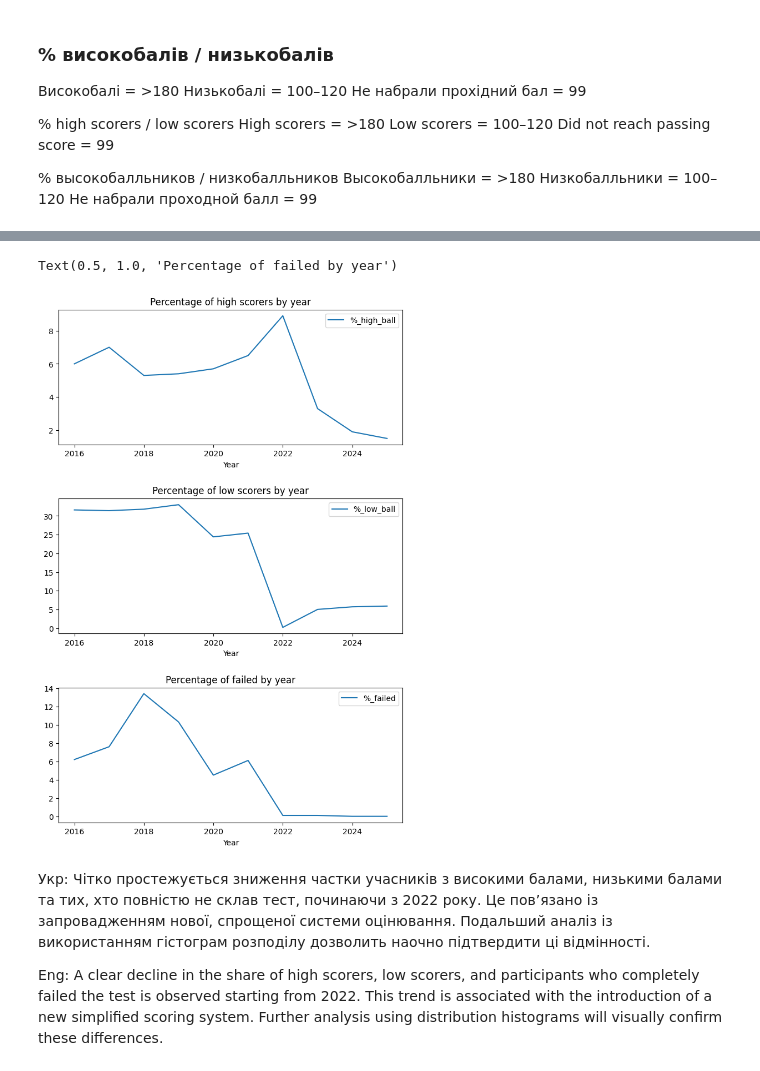
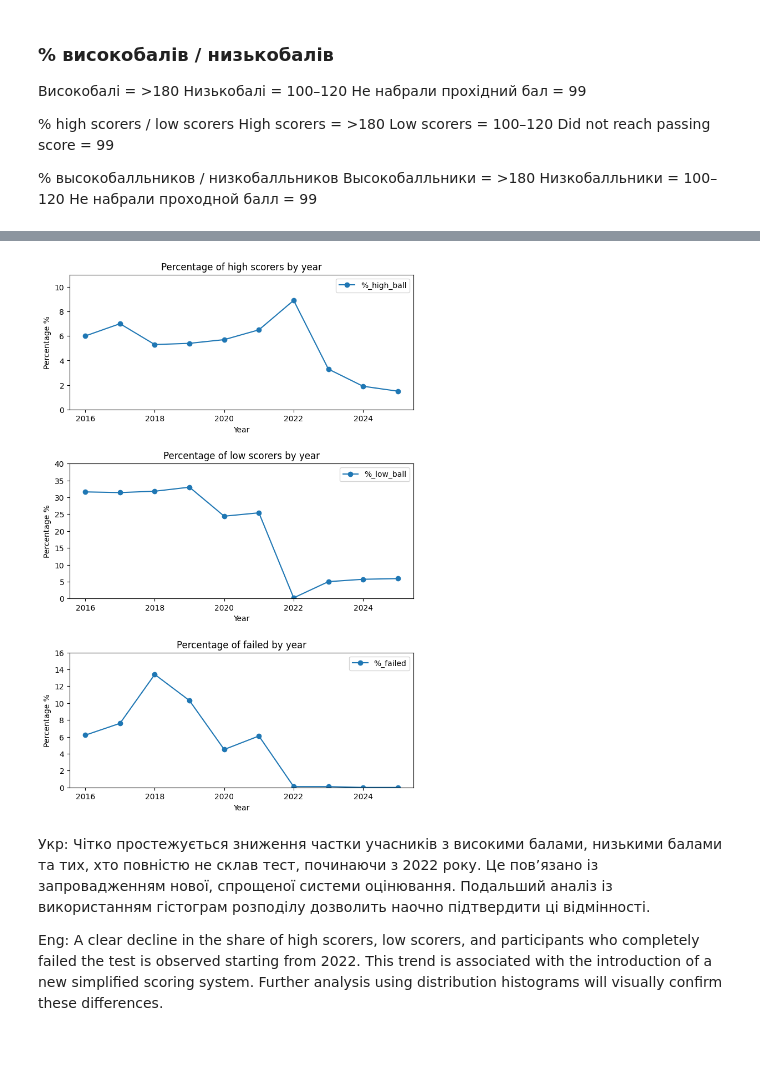
Before and after one commit to Chocopie-DA/ZNO-NMT-score-analysis, a Jupyter notebook: analysis_zno_nmt.ipynb, the cells around one changed output, grey strips where cells are left out. Saved outputs shown, nothing was run; the diff lists cells and outputs as text; code cells hidden in the pictures.

```diff
--- a/analysis_zno_nmt.ipynb
+++ b/analysis_zno_nmt.ipynb
@@ -450,18 +468,27 @@ high_low_failed_by_year
 # %%
 fig, axes = plt.subplots(3, 1, figsize=(8, 12))
 fig.subplots_adjust(hspace=0.4)
 
-high_low_failed_by_year.plot(x='Year', y='%_high_ball', ax=axes[0])
+high_low_failed_by_year.plot(x='Year', y='%_high_ball',
+                             marker='o', ylim=(0, 11),
+                             ax=axes[0])
 axes[0].set_title('Percentage of high scorers by year')
+axes[0].set_ylabel('Percentage %')
 
-high_low_failed_by_year.plot(x='Year', y='%_low_ball', ax=axes[1])
+high_low_failed_by_year.plot(x='Year', y='%_low_ball',
+                             marker='o', ylim=(0, 40), ax=axes[1])
 axes[1].set_title('Percentage of low scorers by year')
+axes[1].set_ylabel('Percentage %')
 
-high_low_failed_by_year.plot(x='Year', y='%_failed', ax=axes[2])
+high_low_failed_by_year.plot(x='Year', y='%_failed',
+                             marker='o', ylim=(0, 16),
+                             ax=axes[2])
 axes[2].set_title('Percentage of failed by year')
+axes[2].set_ylabel('Percentage %')
+
+high_low_failed_by_year_plot = fig
 # %% [output]
-Text(0.5, 1.0, 'Percentage of failed by year')
-[figure, old version]
+[figure, new version]
 # %% [markdown]
 Укр:
 Чітко простежується зниження частки учасників з високими балами, низькими балами та тих, хто повністю не склав тест, починаючи з 2022 року. Це пов’язано із запровадженням нової, спрощеної системи оцінювання. Подальший аналіз із використанням гістограм розподілу дозволить наочно підтвердити ці відмінності.
```
Also changed, not shown: parts of 70 cells of this notebook.
